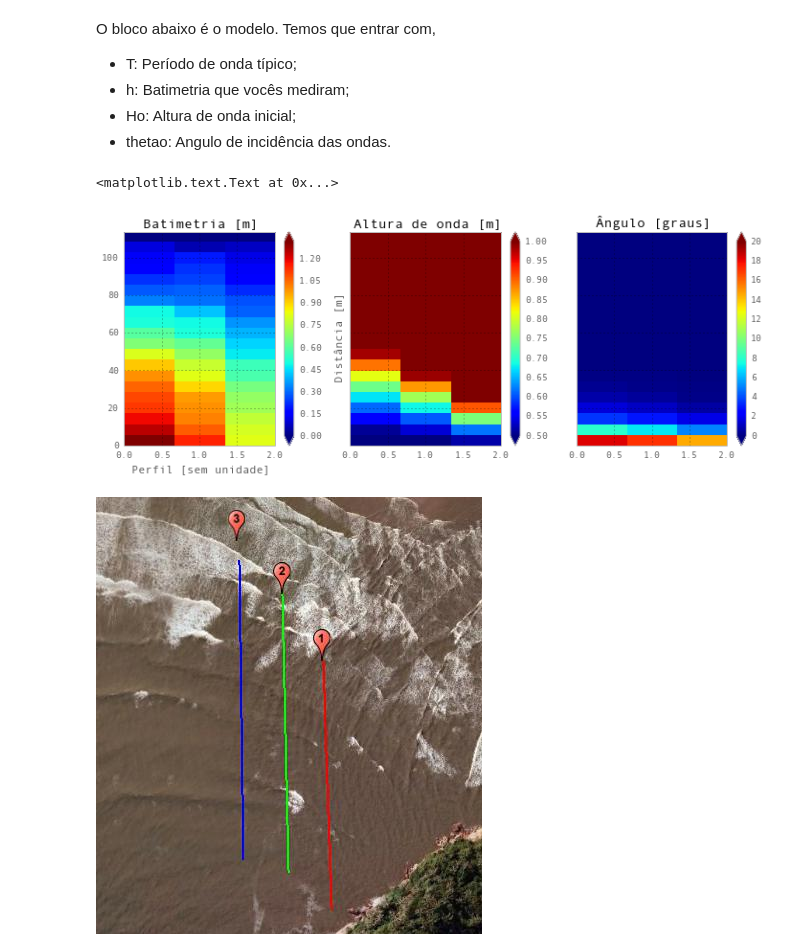
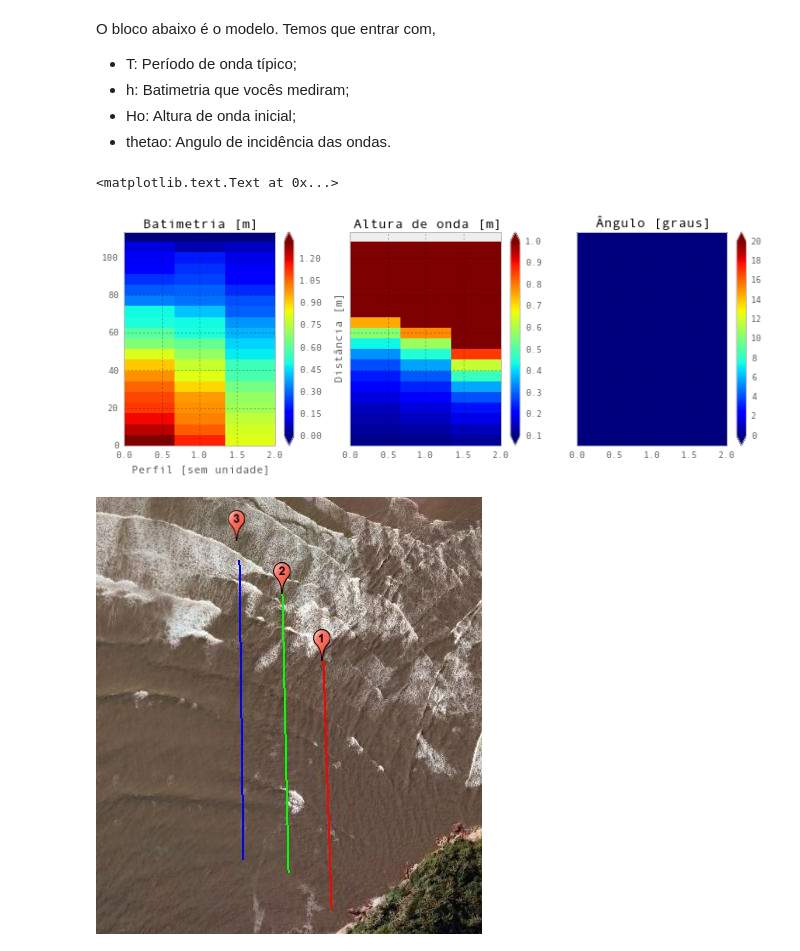
Before and after one commit to ocefpaf/waves_and_tides, a Jupyter notebook: extra/KsKr/modelo_KsKr.ipynb, the cells around one changed output. Drawn from its saved outputs; the diff is of its cells as text; code cells hidden in the pictures.

```diff
--- a/extra/KsKr/modelo_KsKr.ipynb
+++ b/extra/KsKr/modelo_KsKr.ipynb
@@ -77,9 +77,9 @@ def dispersion_relationship(T, h, Ho, thetao):
     # Retorna Altura de onda e ângulo.
     return map(ma.asanyarray, (theta, H))
 # %%
-T = 5.0  # Segundos
-Ho = 0.5  # Metros.
-thetao = 45.0  # Graus.
+T = 5.  # Segundos
+Ho = 0.1  # Metros.
+thetao = 0  # Graus.
 
 # Start at the deepest bathymetry and goes from there up to the coast.
 h = np.fliplr(np.flipud(xls.values)[3:,:])
@@ -87,7 +87,7 @@ rows, cols = h.shape
 
 theta, H = [], []
 for row in range(rows):
-    thetao, Ho = dispersion_relationship(T=T, h=h[0, :], Ho=Ho, thetao=thetao)
+    thetao, Ho = dispersion_relationship(T=T, h=h[row, :], Ho=Ho, thetao=thetao)
     H.append(Ho)
     theta.append(thetao)
 # %%
@@ -97,26 +97,26 @@ theta = np.array(theta)
 # %%
 import matplotlib.pyplot as plt
 
 x = np.arange(3)
 y = xls.index.values[:-3]
 
 fig, (ax0, ax1, ax2) = plt.subplots(ncols=3, sharex=True, sharey=True, figsize=(12, 4))
 cs0 = ax0.pcolorfast(x, y, h)
 fig.colorbar(cs0, ax=ax0, extend='both')
 ax0.set_title('Batimetria [m]')
 ax0.set_xlabel('Perfil [sem unidade]')
 
-cs1 = ax1.pcolorfast(x, y, H, vmax=1, vmin=0.5)
+cs1 = ax1.pcolorfast(x, y, H, vmax=1., vmin=0.1)
 fig.colorbar(cs1, ax=ax1, extend='both')
 ax1.set_ylabel(u'Distância [m]')
 ax1.set_title('Altura de onda [m]')
 
 cs2 = ax2.pcolorfast(x, y, theta, vmax=20, vmin=0)
 fig.colorbar(cs2, ax=ax2, extend='both')
 ax2.set_title(u'Ângulo [graus]')
 # %% [output]
 <matplotlib.text.Text at 0x...>
-[figure, old version]
+[figure, new version]
 # %%
 from IPython.display import Image
 Image('./images/perfis.png', retina=True)
```
Also changed, not shown: parts of 1 cell of this notebook.
